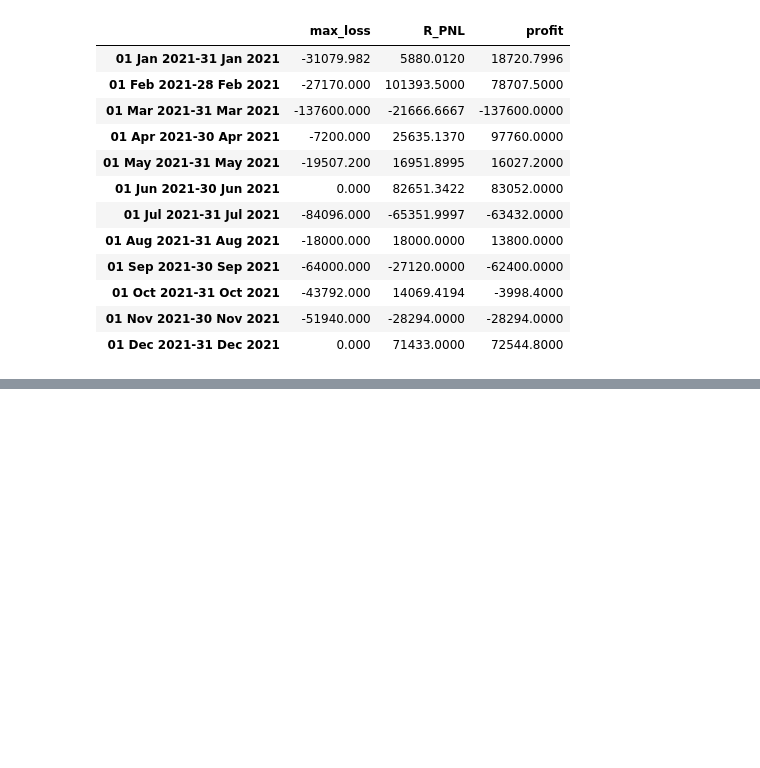
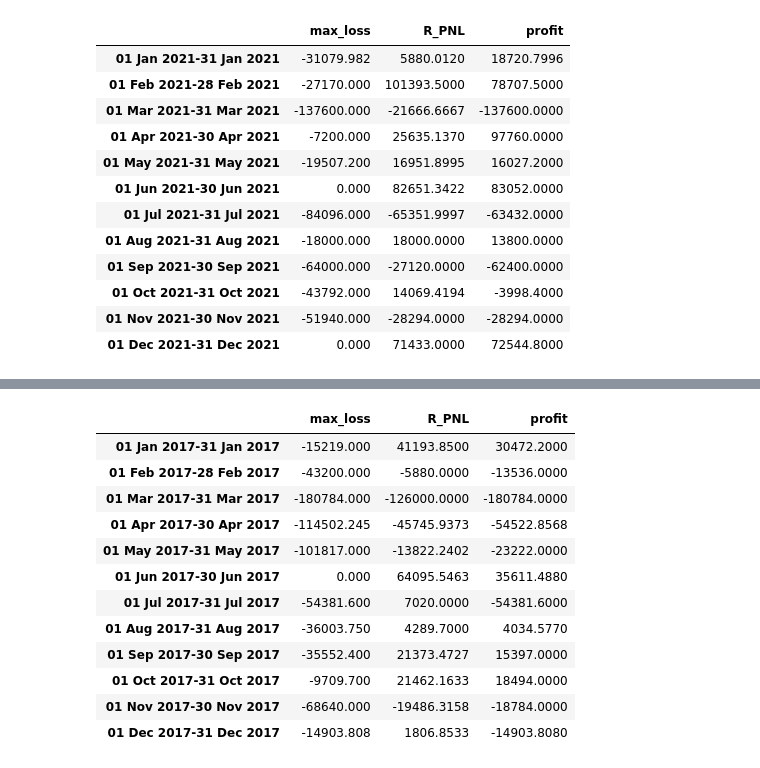
Before and after one commit to SamanvayMS/bp-Trading, a Jupyter notebook: Genetic_Algo_using_Deap_revise.ipynb, the cells around one changed output, grey strips where cells are left out. Cells and saved outputs as stored; diff of their text form; code cells hidden in the pictures; blank space fills up the shorter version.

```diff
--- a/Genetic_Algo_using_Deap_revise.ipynb
+++ b/Genetic_Algo_using_Deap_revise.ipynb
@@ -1314,0 +1561,16 @@ testing_df
+# %%
+testing_df
+# %% [output]
+|  | max_loss | R_PNL | profit |
+| 01 Jan 2017-31 Jan 2017 | -15219.000 | 41193.8500 | 30472.2000 |
+| 01 Feb 2017-28 Feb 2017 | -43200.000 | -5880.0000 | -13536.0000 |
+| 01 Mar 2017-31 Mar 2017 | -180784.000 | -126000.0000 | -180784.0000 |
+| 01 Apr 2017-30 Apr 2017 | -114502.245 | -45745.9373 | -54522.8568 |
+| 01 May 2017-31 May 2017 | -101817.000 | -13822.2402 | -23222.0000 |
+| 01 Jun 2017-30 Jun 2017 | 0.000 | 64095.5463 | 35611.4880 |
+| 01 Jul 2017-31 Jul 2017 | -54381.600 | 7020.0000 | -54381.6000 |
+| 01 Aug 2017-31 Aug 2017 | -36003.750 | 4289.7000 | 4034.5770 |
+| 01 Sep 2017-30 Sep 2017 | -35552.400 | 21373.4727 | 15397.0000 |
+| 01 Oct 2017-31 Oct 2017 | -9709.700 | 21462.1633 | 18494.0000 |
+| 01 Nov 2017-30 Nov 2017 | -68640.000 | -19486.3158 | -18784.0000 |
+| 01 Dec 2017-31 Dec 2017 | -14903.808 | 1806.8533 | -14903.8080 |
```
Also changed, not shown: parts of 21 cells of this notebook, 1 other file.
